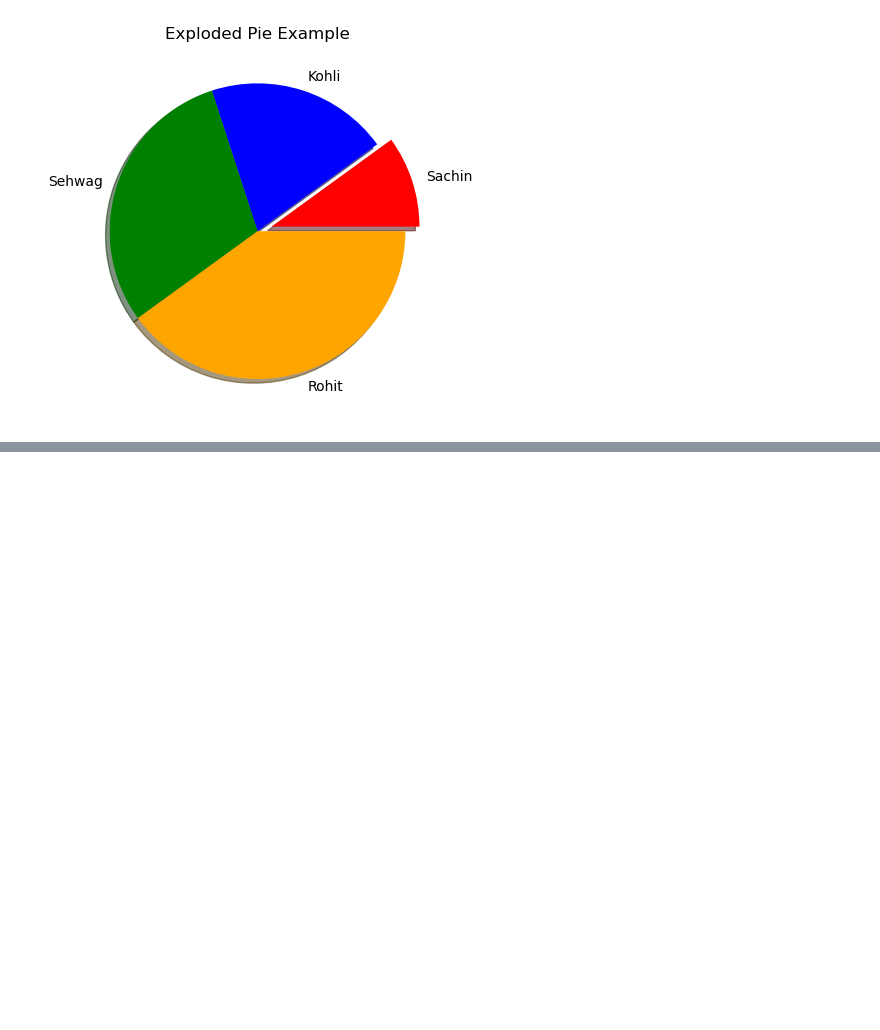
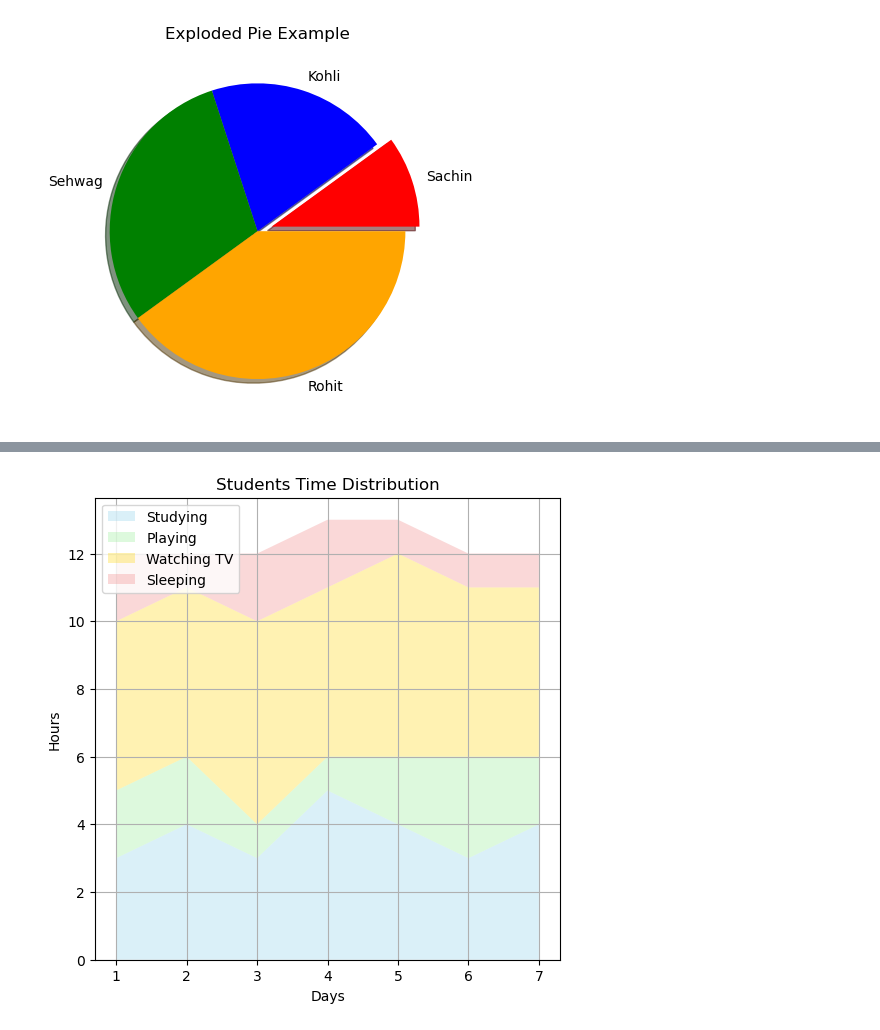
Before and after one commit to nisha-ojha/Introduction-to-Matplotlib, a Jupyter notebook: Bar_Plot.ipynb, the cells around one changed output, grey strips where cells are left out. Drawn from its saved outputs; the diff is of its cells as text; code cells hidden in the pictures; blank space fills up the shorter version.

```diff
--- a/Bar_Plot.ipynb
+++ b/Bar_Plot.ipynb
@@ -166,0 +180,20 @@ plt.show()
+# %%
+import matplotlib.pyplot as plt
+
+days = [1, 2, 3, 4, 5, 6, 7]  # Days of the week
+studying = [3, 4, 3, 5, 4, 3, 4]
+playing = [2, 2, 1, 1, 2, 3, 2]
+watching_tv = [2, 1, 2, 2, 1, 1, 1]
+sleeping = [5, 5, 6, 5, 6, 5, 5]
+
+labels = ['Studying', 'Playing', 'Watching TV', 'Sleeping']
+colors = ['skyblue', 'lightgreen', 'gold', 'lightcoral']
+plt.figure(figsize=(6,6))
+plt.stackplot(days, studying, playing, sleeping, watching_tv, labels = labels, colors = colors, alpha = 0.3)
+plt.legend(loc = 'upper left')
+plt.title('Students Time Distribution')
+plt.xlabel('Days')
+plt.ylabel('Hours')
+plt.grid(True)
+# %% [output]
+[figure, added]
```
Also changed, not shown: parts of 2 cells of this notebook.
